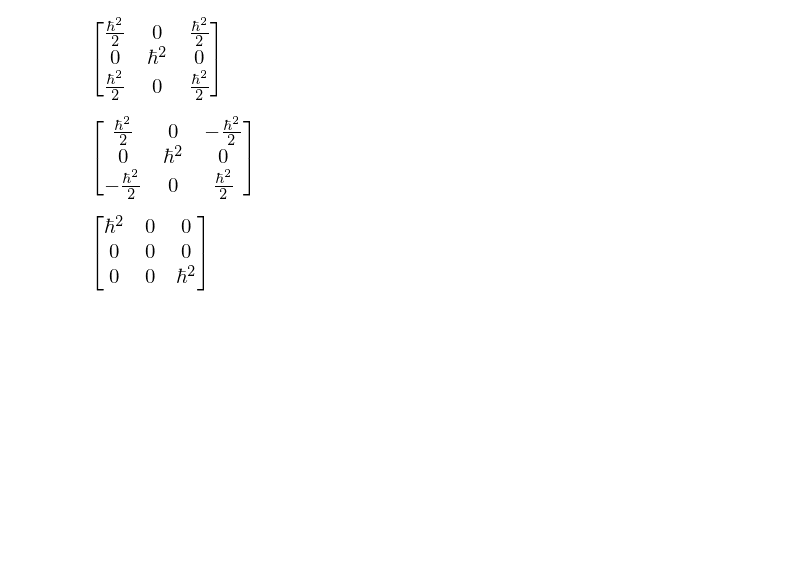
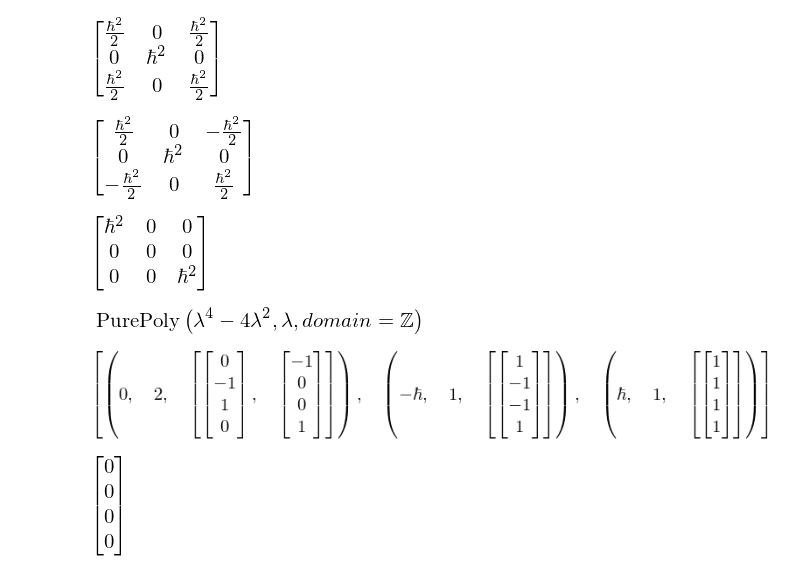
Before and after one commit to ClarkGuilty/2019, a Jupyter notebook: Codigo/Tarea3MCA.ipynb, the cells around one changed output. Saved outputs shown, nothing was run; the diff lists cells and outputs as text; code cells hidden in the pictures; blank space fills up the shorter version.

```diff
--- a/Codigo/Tarea3MCA.ipynb
+++ b/Codigo/Tarea3MCA.ipynb
@@ -102,3 +109,18 @@ Jy**2
 Jz**2
 # %% [output]
 [figure]
+# %%
+#Punto 5
+Sx = Matrix([[0,1,1,0],[1,0,0,1],[1,0,0,1],[0,1,1,0]])
+Sx.charpoly()
+# %% [output]
+[figure, added]
+# %%
+(hbar*Sx/2).eigenvects()
+# %% [output]
+[figure, added]
+# %%
+fml = Matrix([-1,0,0,1])
+Sx*fml
+# %% [output]
+[figure, added]
```
Also changed, not shown: parts of 12 cells of this notebook, 3 other files.
